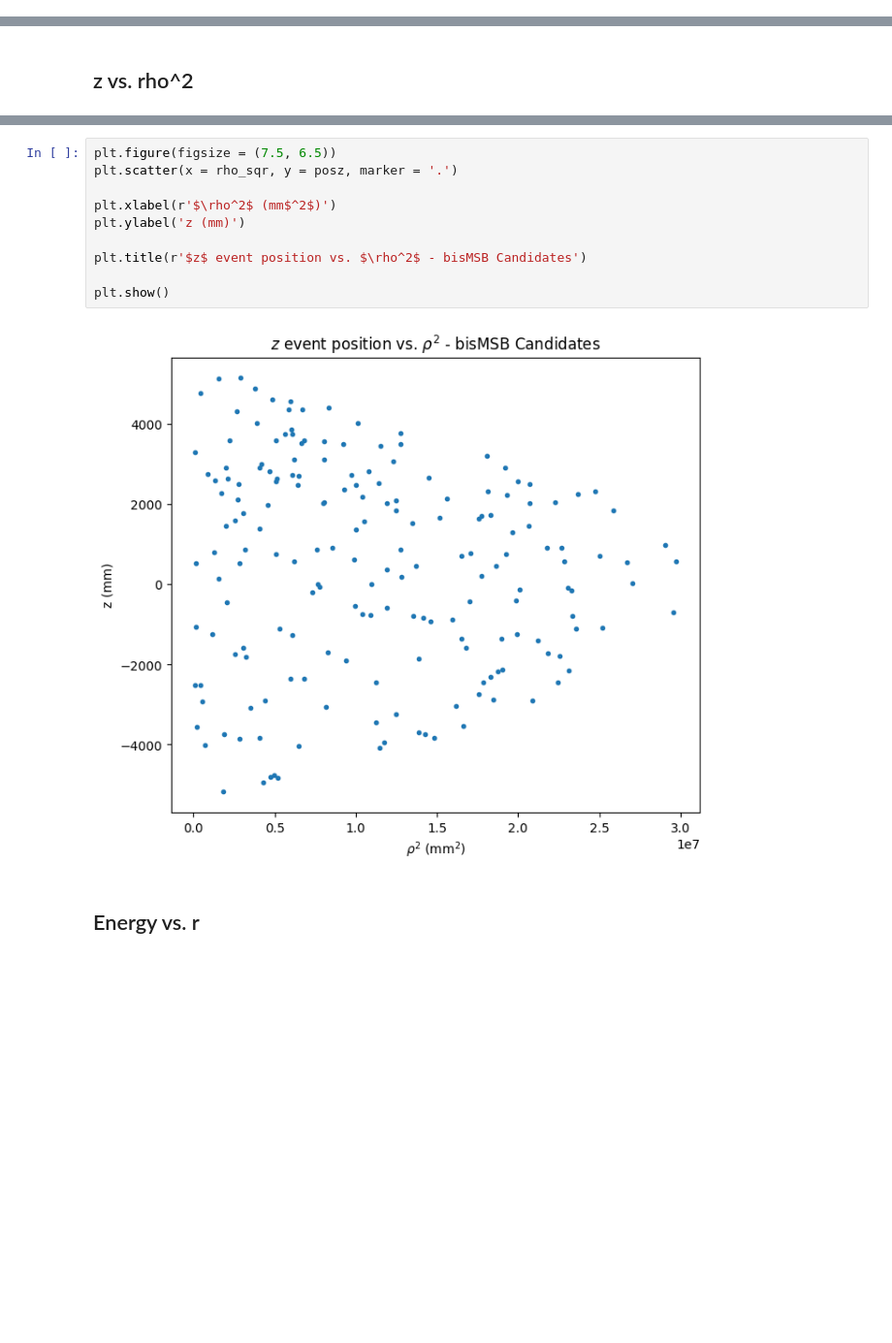
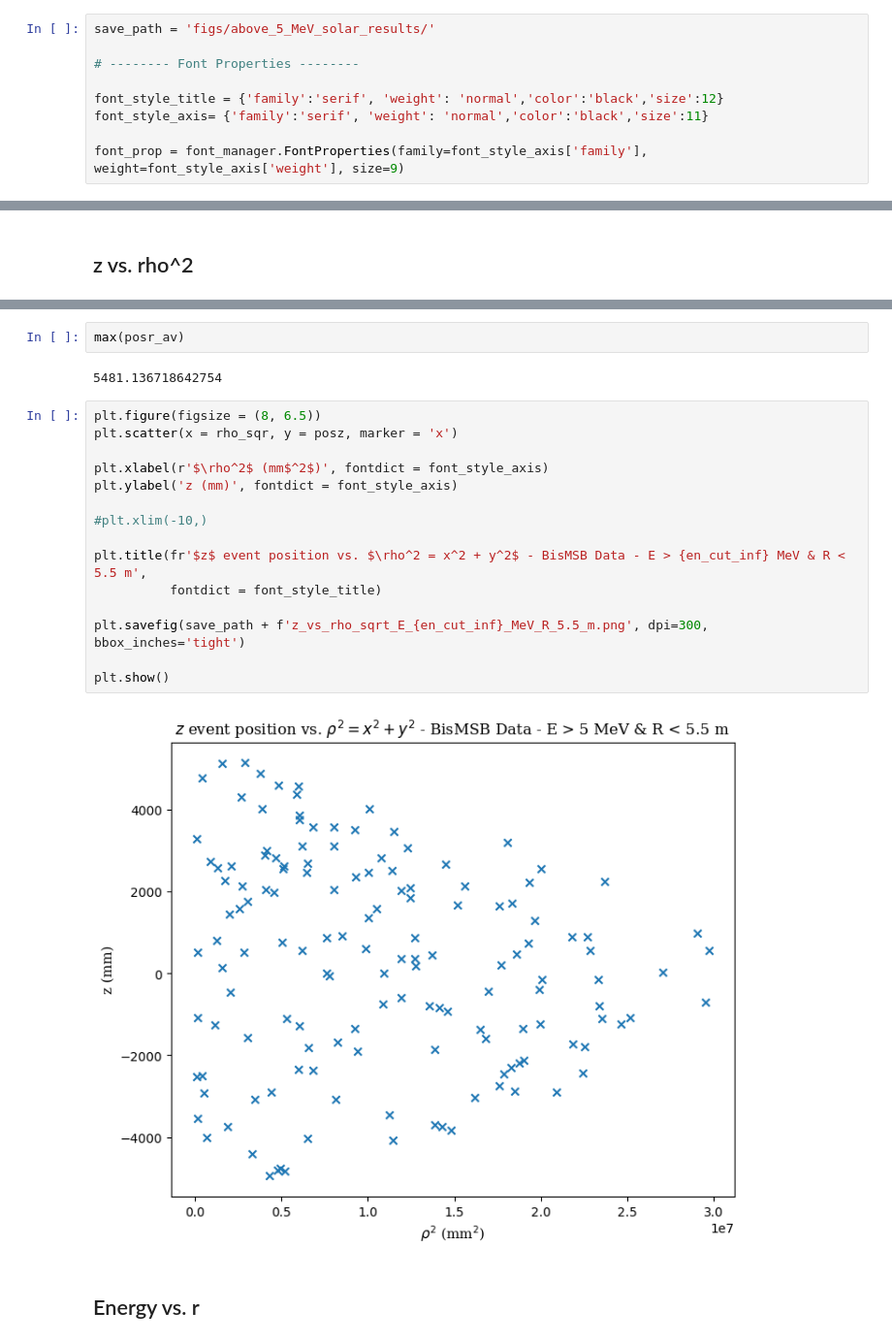
Before and after one commit to joankl/Solar-Neutrinos-Project, a Jupyter notebook: real data analysis/bisMSB/First candidates study.ipynb, the cells around one changed output, grey strips where cells are left out. Shown at 97% size. Saved outputs shown, nothing was run; the diff lists cells and outputs as text; blank space fills up the shorter version.

```diff
--- a/real data analysis/bisMSB/First candidates study.ipynb
+++ b/real data analysis/bisMSB/First candidates study.ipynb
@@ -42,5 +53,14 @@ itr = obs_dict['itr']
 # %% [markdown]
 # Plots of Observables
+# %%
+save_path = 'figs/above_5_MeV_solar_results/'
+
+# -------- Font Properties --------
+
+font_style_title = {'family':'serif', 'weight': 'normal','color':'black','size':12}
+font_style_axis= {'family':'serif', 'weight': 'normal','color':'black','size':11}
+
+font_prop = font_manager.FontProperties(family=font_style_axis['family'], weight=font_style_axis['weight'], size=9)
 # %% [markdown]
 ## Energy
 # %%
@@ -146,15 +166,24 @@ plt.show()
+# %%
+max(posr_av)
+# %% [output]
+5481.136718642754
 # %%
-plt.figure(figsize = (7.5, 6.5))
-plt.scatter(x = rho_sqr, y = posz, marker = '.')
+plt.figure(figsize = (8, 6.5))
+plt.scatter(x = rho_sqr, y = posz, marker = 'x')
 
-plt.xlabel(r'$\rho^2$ (mm$^2$)')
-plt.ylabel('z (mm)')
+plt.xlabel(r'$\rho^2$ (mm$^2$)', fontdict = font_style_axis)
+plt.ylabel('z (mm)', fontdict = font_style_axis)
 
-plt.title(r'$z$ event position vs. $\rho^2$ - bisMSB Candidates')
+#plt.xlim(-10,)
+
+plt.title(fr'$z$ event position vs. $\rho^2 = x^2 + y^2$ - BisMSB Data - E > {en_cut_inf} MeV & R < 5.5 m',
+          fontdict = font_style_title)
+
+plt.savefig(save_path + f'z_vs_rho_sqrt_E_{en_cut_inf}_MeV_R_5.5_m.png', dpi=300, bbox_inches='tight')
 
 plt.show()
 # %% [output]
-[figure, old version]
+[figure, new version]
 # %% [markdown]
 ## Energy vs. r
 # %%
```
Also changed, not shown: parts of 11 cells of this notebook, 4 other files.
